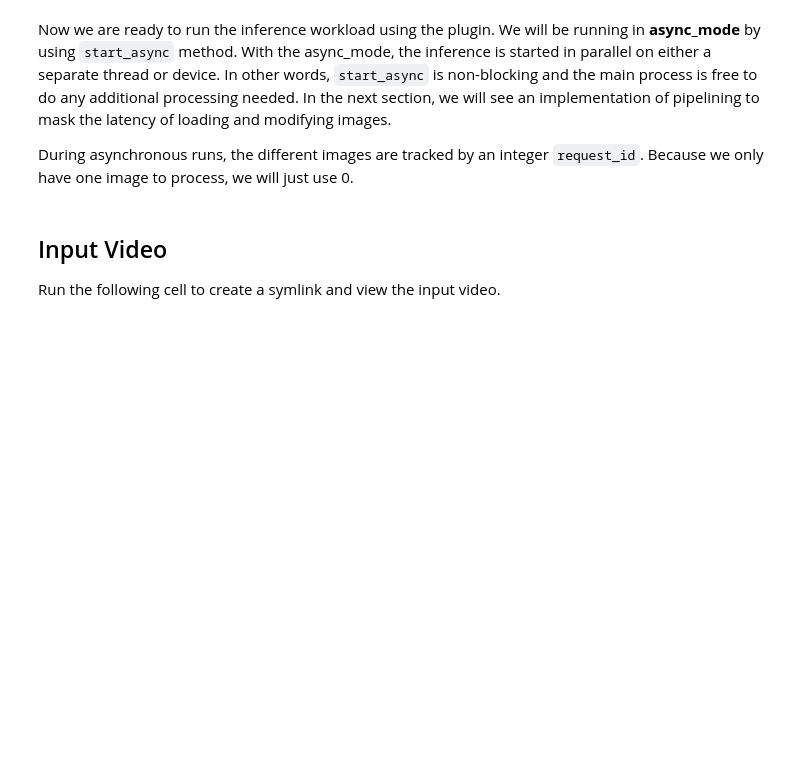
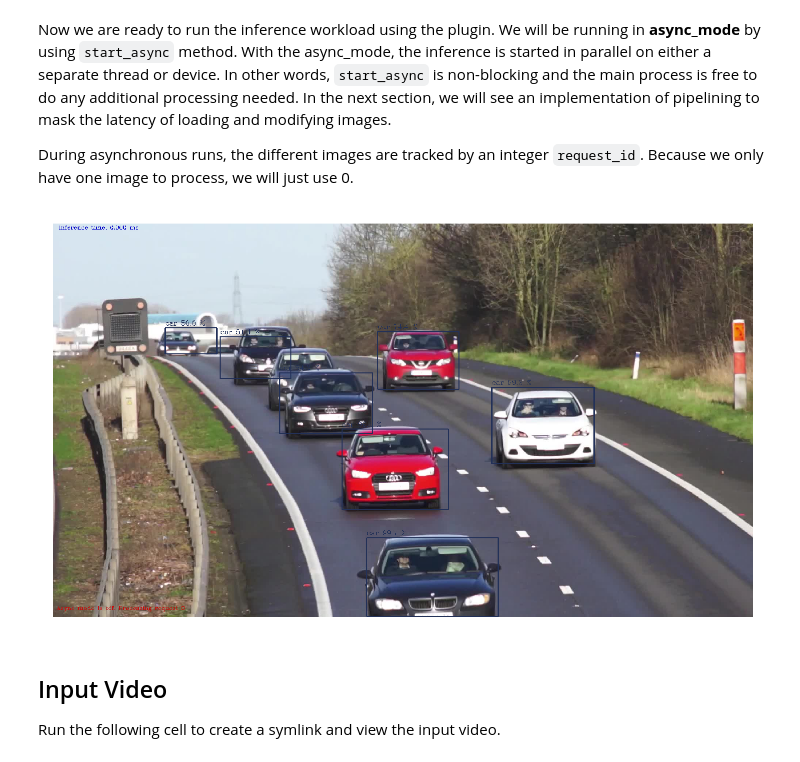
Before and after one commit to jlee17/iot-devcloud, a Jupyter notebook: python/developer_samples/object-detection-python/object_detection_demo.ipynb, the cells around one changed output. Drawn from its saved outputs; the diff is of its cells as text; code cells hidden in the pictures; blank space fills up the shorter version.

Commit message:
updated sample to handle labels file and changed output aesthetics.

```diff
--- a/python/developer_samples/object-detection-python/object_detection_demo.ipynb
+++ b/python/developer_samples/object-detection-python/object_detection_demo.ipynb
@@ -156,36 +204,45 @@ def runInference():
     ie = createPlugin('CPU')
     model_xml = "models/mobilenet-ssd/FP32/mobilenet-ssd.xml"
     model_bin = "models/mobilenet-ssd/FP32/mobilenet-ssd.bin"
+    model_labels = "labels.txt"
+    #extracting labels into a list
+    if model_labels:
+        with open(model_labels, 'r') as f:
+            labels_map = [x.strip() for x in f]
+    else:
+        labels_map = None
     net = createNetwork(model_xml, model_bin, ie, device='CPU')
     exec_net,input_blob,out_blob = loadNetwork(ie, net, device="CPU")
     in_frame,original_frame = preprocessImage('cars_1900_first_frame.jpg', net, input_blob)
 
     my_request_id=0
 
     # Starting the inference in async mode, which starts the inference in parallel
     exec_net.start_async(request_id=my_request_id, inputs={input_blob: in_frame})
     # ... You can do additional processing or latency masking while we wait ...
 
     # Blocking wait for a particular request_id
     if exec_net.requests[my_request_id].wait(-1) == 0:
         # getting the result of the network
         res = exec_net.requests[my_request_id].outputs[out_blob]
 
         # Processing the output result and adding labels on the image. Implementation is not shown in the
         #  this notebook; you can find it in object_detection_demo_ssd_async.py
         prob_threshold = 0.5  # 50% confidence needed for "detection"
         initial_w = original_frame.shape[1]
         initial_h = original_frame.shape[0]
-        frame = placeBoxes(res, None, prob_threshold, original_frame, initial_w, initial_h, False, my_request_id, 0)
+        frame = placeBoxes(res, labels_map, prob_threshold, original_frame, initial_w, initial_h, False, my_request_id, 0)
         fig = plt.figure(dpi=300)
         ax = fig.add_subplot(111)
         ax.imshow(cv2.cvtColor(frame, cv2.COLOR_BGR2RGB), interpolation='none')
         plt.axis("off")
         plt.show()
     else:
         print("There was an error with the request")
 
 runInference()
+# %% [output]
+[figure, added]
 # %% [markdown]
 ## Input Video
 
```
Also changed, not shown: parts of 23 cells of this notebook, 3 other files.
